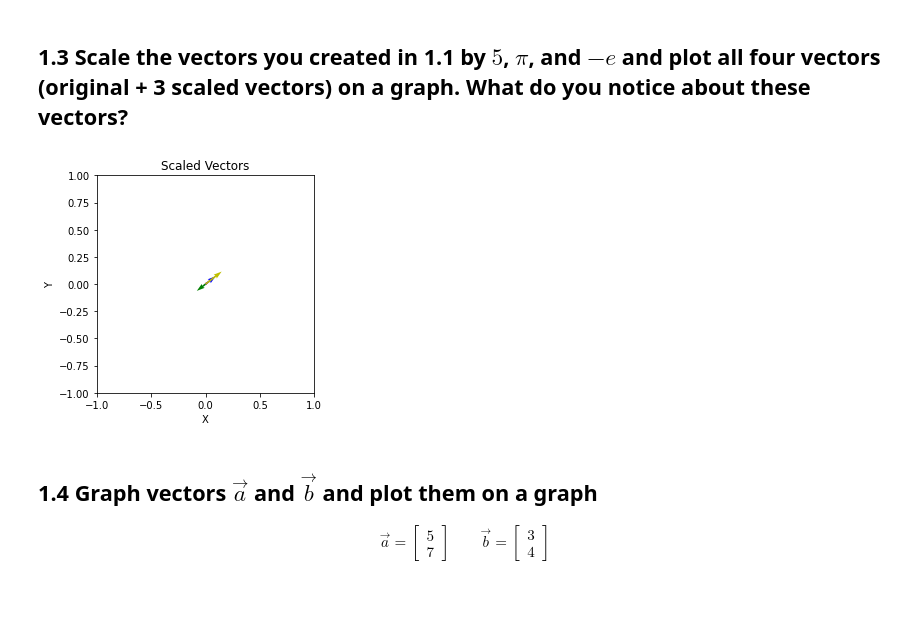
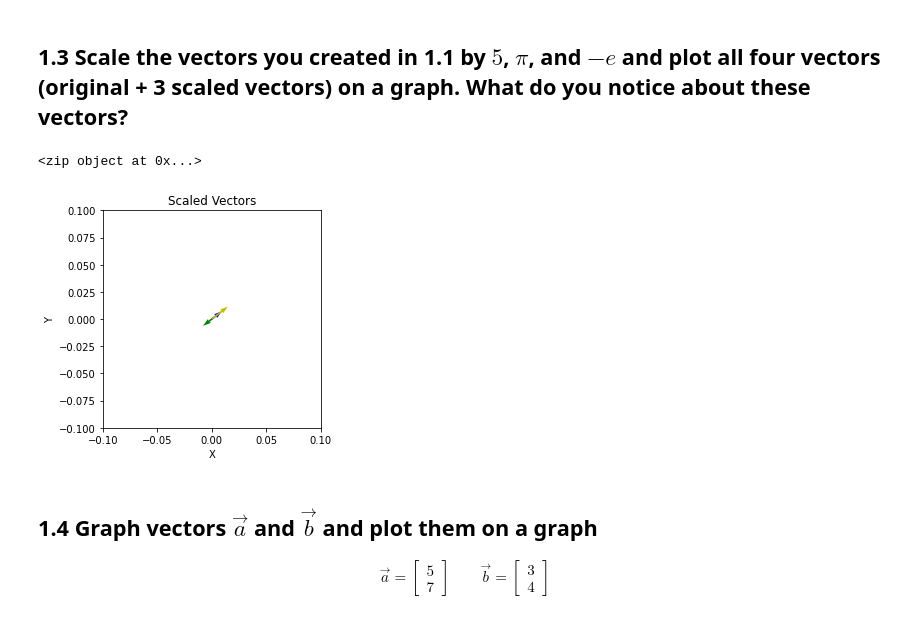
Before and after one commit to jrslagle/DS-Unit-1-Sprint-3-Linear-Algebra, a Jupyter notebook: module1-vectors-and-matrices/LS_DS_131_Vectors_and_Matrices_Assignment.ipynb, the cells around one changed output. Saved outputs shown, nothing was run; the diff lists cells and outputs as text; code cells hidden in the pictures.

```diff
--- a/module1-vectors-and-matrices/LS_DS_131_Vectors_and_Matrices_Assignment.ipynb
+++ b/module1-vectors-and-matrices/LS_DS_131_Vectors_and_Matrices_Assignment.ipynb
@@ -41,32 +41,33 @@ plt.show()
 # %%
 
 import matplotlib.pyplot as plt
 from math import e, pi
 
 origin = [0,0]
 vector = np.array([0.9, 0.7])
 e_vec = vector*(-e)
 pi_vec = vector*pi
 five_vec = vector*5
 vectors = np.array([[*origin, *vector],
                     [*origin, *e_vec],
                     [*origin, *pi_vec],
                     [*origin, *five_vec]])
 
 # origins = zip(origin*4)
 v_componenets = zip(*vectors) # translate from [x,y, x,y] to [x1,x2,x3,x4]
 
 head_style = {'headwidth':0.09, 'headlength':0.09}
 fig = plt.figure()
 ax = fig.add_subplot(aspect=1)
 plt.title('Scaled Vectors')
 ax.quiver(*v_componenets, color=['r','g','b','y']) #, **head_style)
-r = 1
+r = .1
 ax.set(xlim=[-r, r], ylim=[-r, r])
 ax.set(xlabel='X', ylabel='Y')
 plt.show()
 # %% [output]
+<zip object at 0x...>
-[figure, old version]
+[figure, new version]
 # %% [markdown]
 ## 1.4 Graph vectors $\vec{a}$ and $\vec{b}$ and plot them on a graph
 
```
Also changed, not shown: parts of 2 cells of this notebook.
